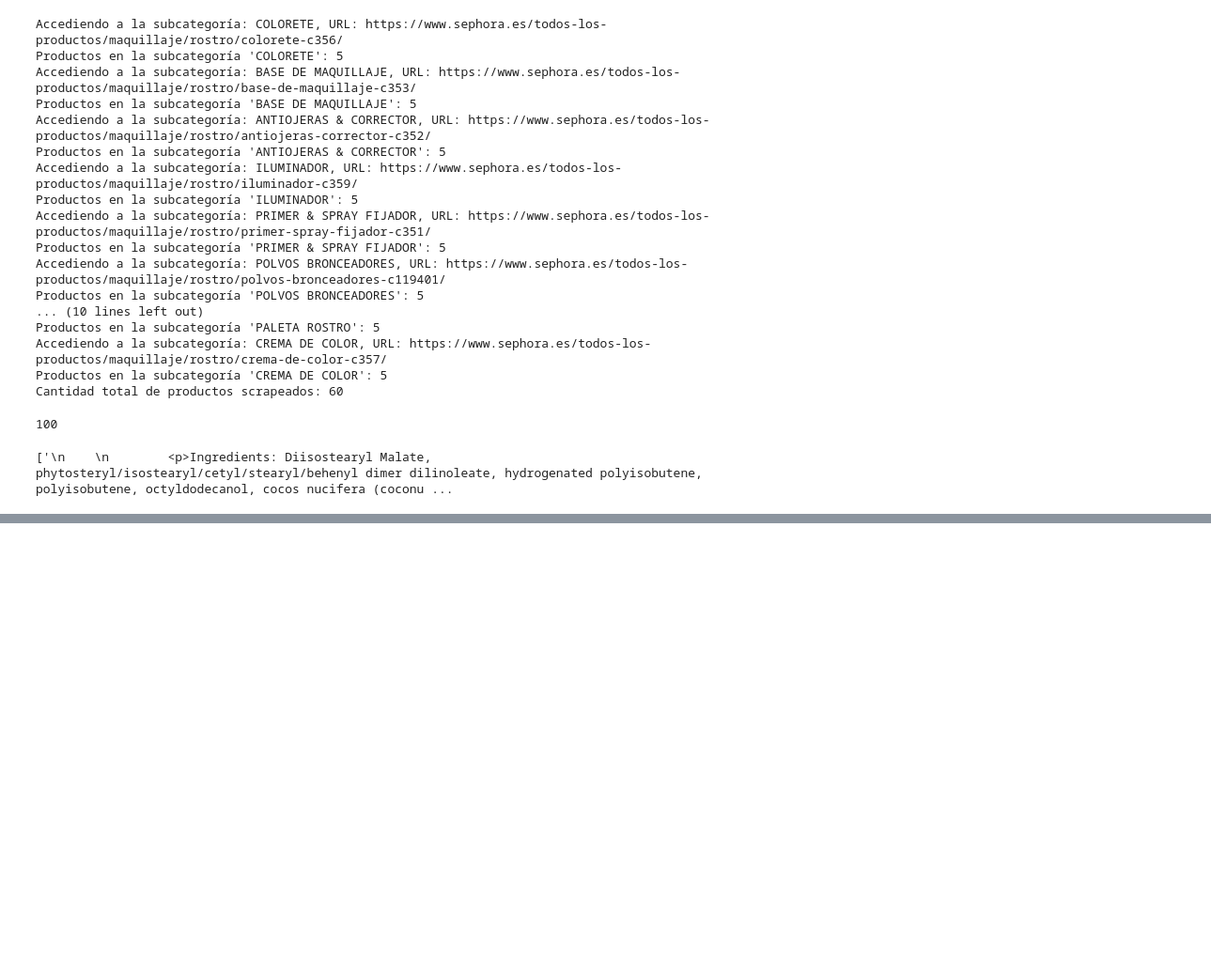
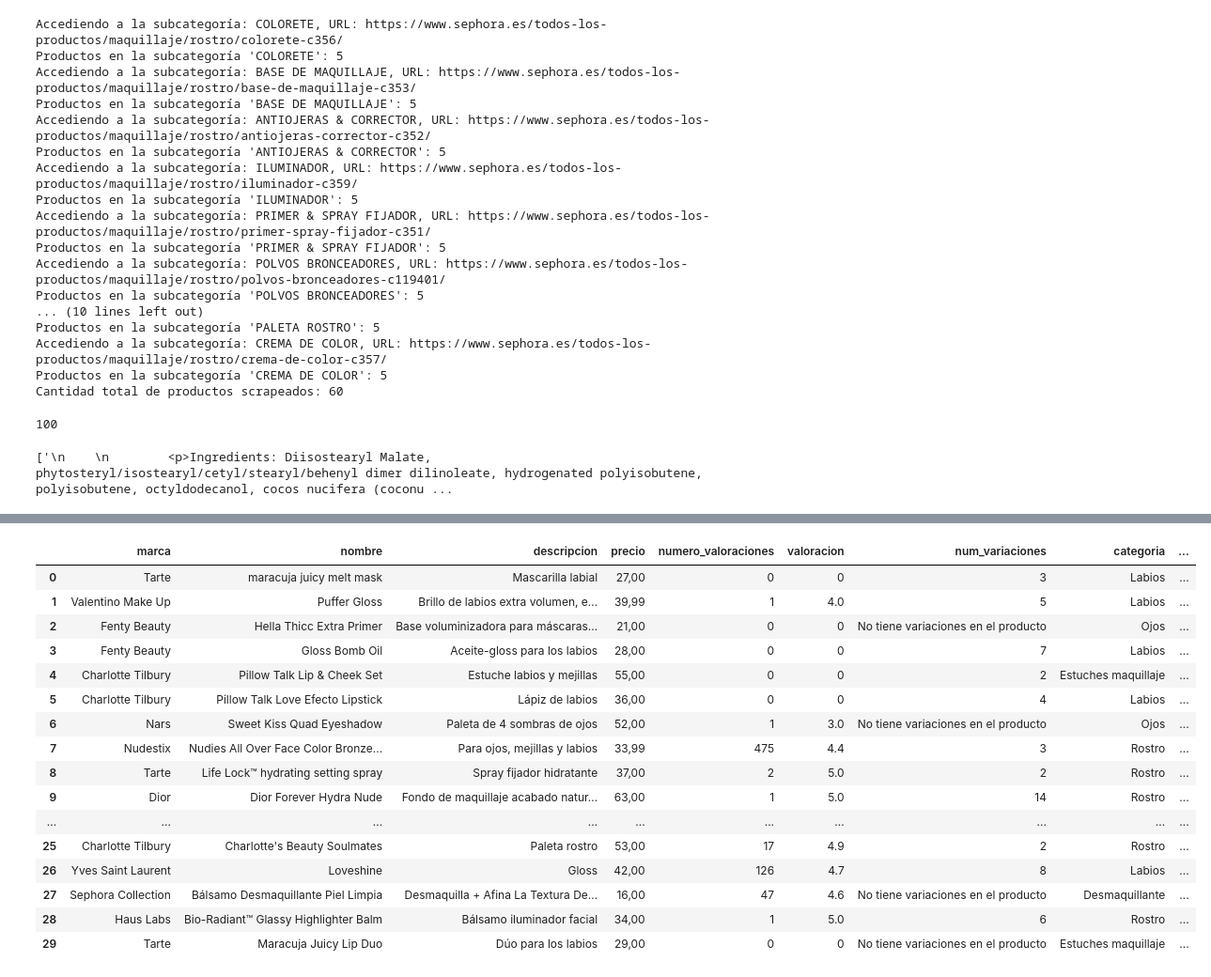
Before and after one commit to raquelscv/proyecto_final_sephora, a Jupyter notebook: pruebas/scraping.ipynb, the cells around one changed output, grey strips where cells are left out. Shown at 94% size. Drawn from its saved outputs; the diff is of its cells as text; code cells hidden in the pictures; blank space fills up the shorter version.

Commit message:
Scrapeo de 9 variables para 30 productos

```diff
--- a/pruebas/scraping.ipynb
+++ b/pruebas/scraping.ipynb
@@ -1124,5 +1145,5 @@ df
 # %%
-url = "https://www.sephora.es/p/charlottes-beauty-soulmates---paleta-rostro-P1000207296.html"
+url = "https://www.sephora.es/p/beautyblender---esponja-de-maquillaje-P10060347.html"
 
 service = Service(ChromeDriverManager().install())
 options = Options()
@@ -1131,9 +1152,9 @@ driver = webdriver.Chrome(service=service, options=options)
 
 driver.get(url)
 
-contenido = WebDriverWait(driver, 20).until(EC.presence_of_element_located((By.CLASS_NAME, "ingredients-content"))).get_attribute('innerHTML')
+formatos = WebDriverWait(driver, 30).until(EC.presence_of_element_located((By.CLASS_NAME, "variation-title.bidirectional"))).text
 
-print(contenido)
+print(formatos)
 
 driver.quit()
 # %% [output]
@@ -1158,15 +1161,0 @@ driver.quit()
-# %%
-url = "https://www.sephora.es/p/hella-thicc-extra-primer---base-voluminizadora-para-m%C3%A1scaras-de-pestanas-P10062046.html"
-
-service = Service(ChromeDriverManager().install())
-options = Options()
-options.add_argument("--start-maximized")
-driver = webdriver.Chrome(service=service, options=options)
-
-driver.get(url)
-
-contenido = WebDriverWait(driver, 20).until(EC.presence_of_element_located((By.CLASS_NAME, "ingredients-content"))).get_attribute('innerHTML')
-
-print(contenido)
-
-driver.quit()
@@ -1175,15 +1161,0 @@ driver.quit()
-# %%
-url = "https://www.sephora.es/p/loveshine---gloss-P1000206779.html"
-
-service = Service(ChromeDriverManager().install())
-options = Options()
-options.add_argument("--start-maximized")
-driver = webdriver.Chrome(service=service, options=options)
-
-driver.get(url)
-
-contenido = WebDriverWait(driver, 20).until(EC.presence_of_element_located((By.CLASS_NAME, "ingredients-content"))).get_attribute('innerHTML')
-
-print(contenido)
-
-driver.quit()
@@ -1191,0 +1453,21 @@ driver.quit()
+# %%
+df = pd.DataFrame(dictio_scrap)
+df
+# %% [output]
+|  | marca | nombre | descripcion | precio | numero_valoraciones | valoracion | num_variaciones | categoria | ... |
+| 0 | Tarte | maracuja juicy melt mask | Mascarilla labial | 27,00 | 0 | 0 | 3 | Labios | ... |
+| 1 | Valentino Make Up | Puffer Gloss | Brillo de labios extra volumen, e... | 39,99 | 1 | 4.0 | 5 | Labios | ... |
+| 2 | Fenty Beauty | Hella Thicc Extra Primer | Base voluminizadora para máscaras... | 21,00 | 0 | 0 | No tiene variaciones en el producto | Ojos | ... |
+| 3 | Fenty Beauty | Gloss Bomb Oil | Aceite-gloss para los labios | 28,00 | 0 | 0 | 7 | Labios | ... |
+| 4 | Charlotte Tilbury | Pillow Talk Lip & Cheek Set | Estuche labios y mejillas | 55,00 | 0 | 0 | 2 | Estuches maquillaje | ... |
+| 5 | Charlotte Tilbury | Pillow Talk Love Efecto Lipstick | Lápiz de labios | 36,00 | 0 | 0 | 4 | Labios | ... |
+| 6 | Nars | Sweet Kiss Quad Eyeshadow | Paleta de 4 sombras de ojos | 52,00 | 1 | 3.0 | No tiene variaciones en el producto | Ojos | ... |
+| 7 | Nudestix | Nudies All Over Face Color Bronze... | Para ojos, mejillas y labios | 33,99 | 475 | 4.4 | 3 | Rostro | ... |
+| 8 | Tarte | Life Lock™ hydrating setting spray | Spray fijador hidratante | 37,00 | 2 | 5.0 | 2 | Rostro | ... |
+| 9 | Dior | Dior Forever Hydra Nude | Fondo de maquillaje acabado natur... | 63,00 | 1 | 5.0 | 14 | Rostro | ... |
+| ... | ... | ... | ... | ... | ... | ... | ... | ... | ... |
+| 25 | Charlotte Tilbury | Charlotte's Beauty Soulmates | Paleta rostro | 53,00 | 17 | 4.9 | 2 | Rostro | ... |
+| 26 | Yves Saint Laurent | Loveshine | Gloss | 42,00 | 126 | 4.7 | 8 | Labios | ... |
+| 27 | Sephora Collection | Bálsamo Desmaquillante Piel Limpia | Desmaquilla + Afina La Textura De... | 16,00 | 47 | 4.6 | No tiene variaciones en el producto | Desmaquillante | ... |
+| 28 | Haus Labs | Bio-Radiant™ Glassy Highlighter Balm | Bálsamo iluminador facial | 34,00 | 1 | 5.0 | 6 | Rostro | ... |
+| 29 | Tarte | Maracuja Juicy Lip Duo | Dúo para los labios | 29,00 | 0 | 0 | No tiene variaciones en el producto | Estuches maquillaje | ... |
```
Also changed, not shown: parts of 8 cells of this notebook.
